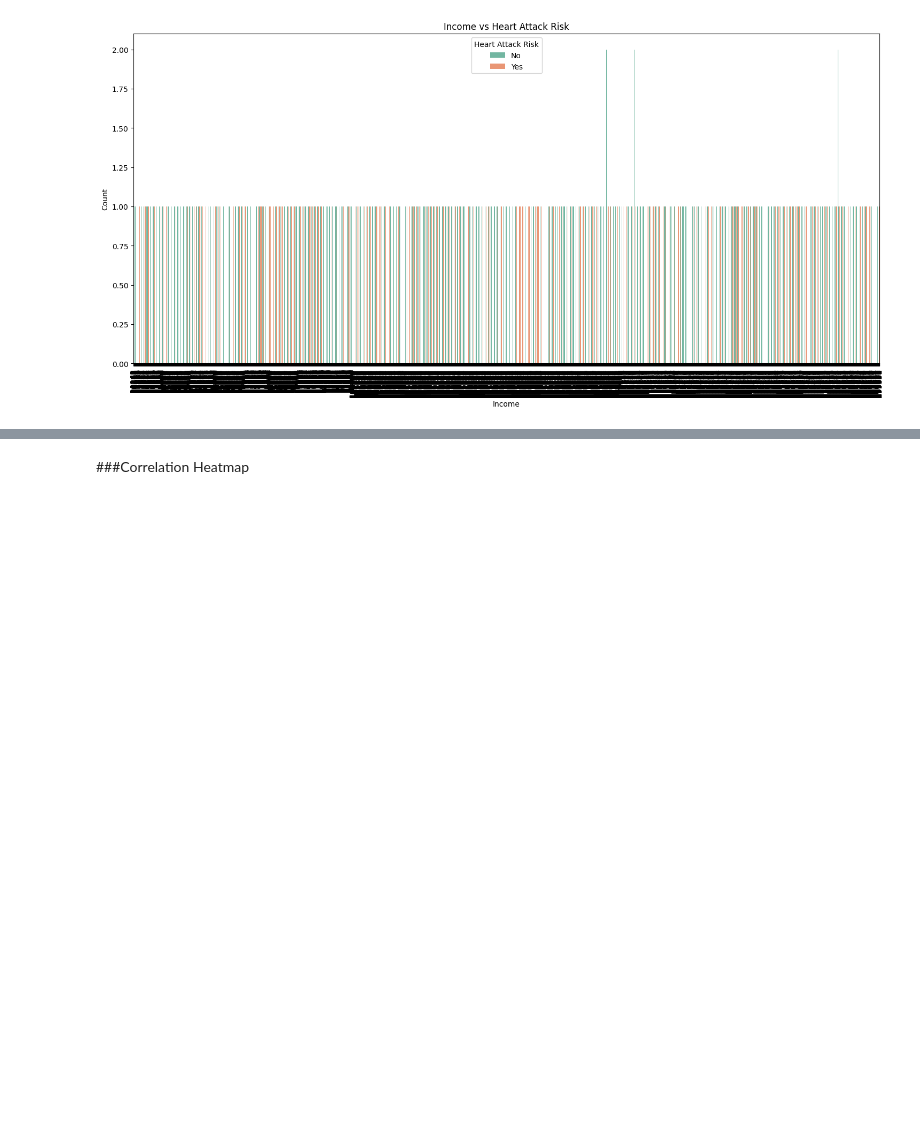
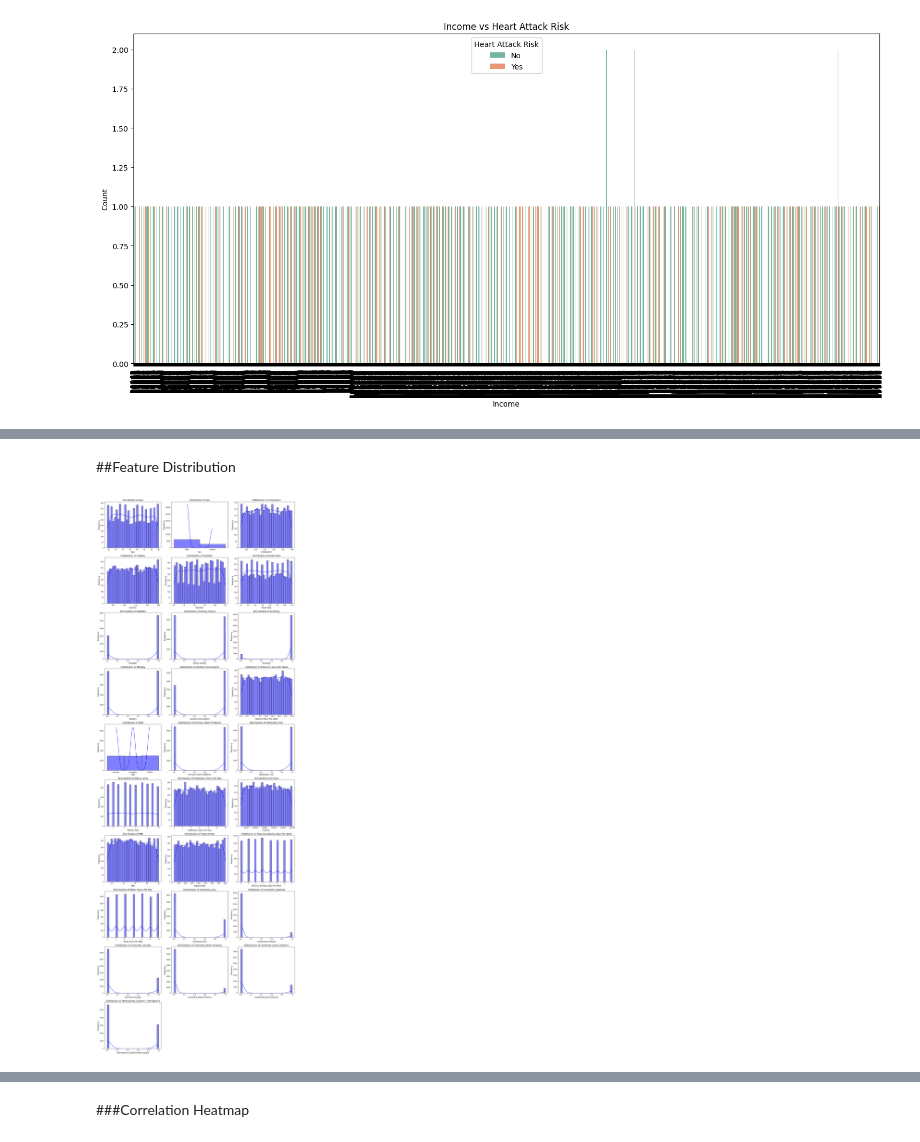
Before and after one commit to uginm102/MCSC-MUK, a Jupyter notebook: MCS7227 Data Analytics and Visualization/MCS_7227_Data_Analytics_and_Visualization.ipynb, the cells around one changed output, grey strips where cells are left out. Saved outputs shown, nothing was run; the diff lists cells and outputs as text; code cells hidden in the pictures; blank space fills up the shorter version.

```diff
--- a/MCS7227 Data Analytics and Visualization/MCS_7227_Data_Analytics_and_Visualization.ipynb
+++ b/MCS7227 Data Analytics and Visualization/MCS_7227_Data_Analytics_and_Visualization.ipynb
@@ -264,0 +410,9 @@ plt.show()
+# %%
+# Encoding 'Sex' column: Female = 0, Male = 1
+clean_df['Sex'] = clean_df['Sex'].map({'Female': 0, 'Male': 1})
+
+# Encoding 'Diet' column: Unhealthy = 0, Average = 1, Healthy = 2
+clean_df['Diet'] = clean_df['Diet'].map({'Unhealthy': 0, 'Average': 1, 'Healthy': 2})
+
+# Verify the encoding
+print(clean_df[['Sex', 'Diet']].head())
@@ -264,0 +428,6 @@ plt.show()
+# %%
+# One-Hot Encoding for 'Continent' and 'Hemisphere'
+clean_df = pd.get_dummies(clean_df, columns=['Continent', 'Hemisphere'], drop_first=True)
+
+# Verify the changes
+print(clean_df.head())
@@ -264,0 +452,7 @@ plt.show()
+# %%
+# Reorder columns: move 'Heart Attack Risk' to the most right
+cols = [col for col in clean_df.columns if col != 'Heart Attack Risk']  # All columns except 'Heart Attack Risk'
+clean_df = clean_df[cols + ['Heart Attack Risk']]  # Append 'Heart Attack Risk' to the rightmost position
+
+# Verify the changes
+clean_df
@@ -264,0 +475,3 @@ plt.show()
+# %%
+clean_df = clean_df.drop(columns="Country")
+clean_df
@@ -264,0 +514,24 @@ plt.show()
+# %% [markdown]
+##Feature Distribution
+# %%
+df_features = clean_df.iloc[:, :-1]
+
+# Visualize the distribution of all features except the target
+def plot_distributions(clean_df, cols_per_row=3):
+    num_cols = len(clean_df.columns)
+    num_rows = (num_cols // cols_per_row) + int(num_cols % cols_per_row > 0)
+
+    plt.figure(figsize=(cols_per_row * 6, num_rows * 5))
+    for i, column in enumerate(clean_df.columns, 1):
+        plt.subplot(num_rows, cols_per_row, i)
+        sns.histplot(df[column], kde=True, bins=30, color='blue', edgecolor='black')
+        plt.title(f"Distribution of {column}", fontsize=14)  # Increased title font size
+        plt.xlabel(column, fontsize=12)  # Increased x-label font size
+        plt.ylabel("Frequency", fontsize=12)  # Increased y-label font size
+        plt.tight_layout()
+    plt.show()
+
+# Call the function to plot distributions
+plot_distributions(df_features, cols_per_row=3)
+# %% [output]
+[figure, added]
```
Also changed, not shown: parts of 34 cells of this notebook.
